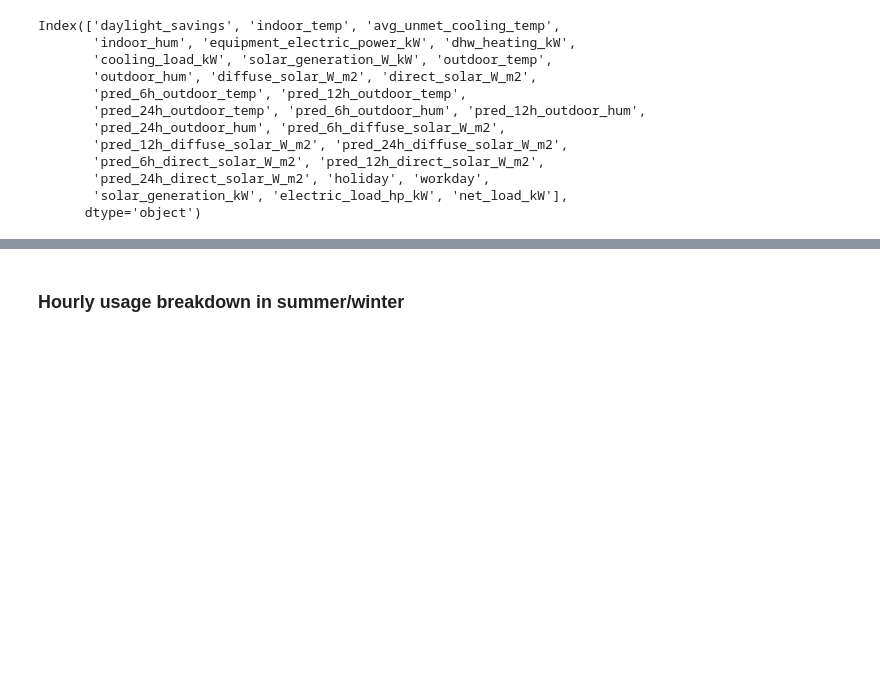
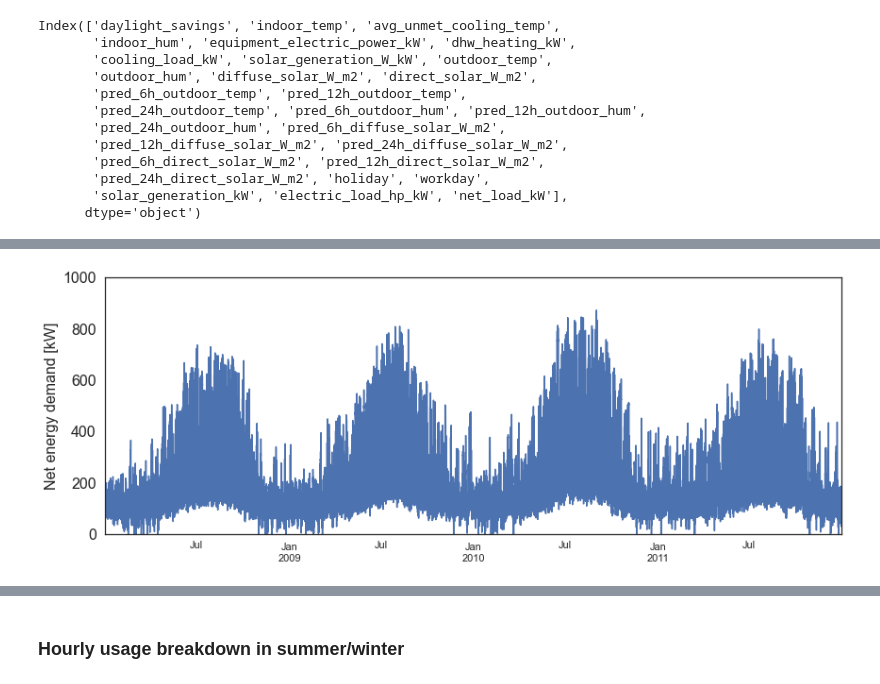
Before and after one commit to erickCantu/TheGreenCitySolutionsGroup, a Jupyter notebook: notebooks/EDA_data_visualization.ipynb, the cells around one changed output, grey strips where cells are left out. Saved outputs shown, nothing was run; the diff lists cells and outputs as text; code cells hidden in the pictures; blank space fills up the shorter version.

```diff
--- a/notebooks/EDA_data_visualization.ipynb
+++ b/notebooks/EDA_data_visualization.ipynb
@@ -80,0 +130,10 @@ df_weekend_aut = df[(df.index.month.isin([9,10,11])) & (df.workday == False)]
+# %%
+fig, ax = plt.subplots(figsize=(14,5))
+df['net_load_kW'].plot(ax=ax)
+plt.ylim(0,1000)
+plt.xlabel("",fontsize=fontsize)
+plt.ylabel("Net energy demand [kW]",fontsize=fontsize)
+plt.yticks(fontsize=fontsize)
+plt.show()
+# %% [output]
+[figure, added]
```
Also changed, not shown: parts of 8 cells of this notebook.
